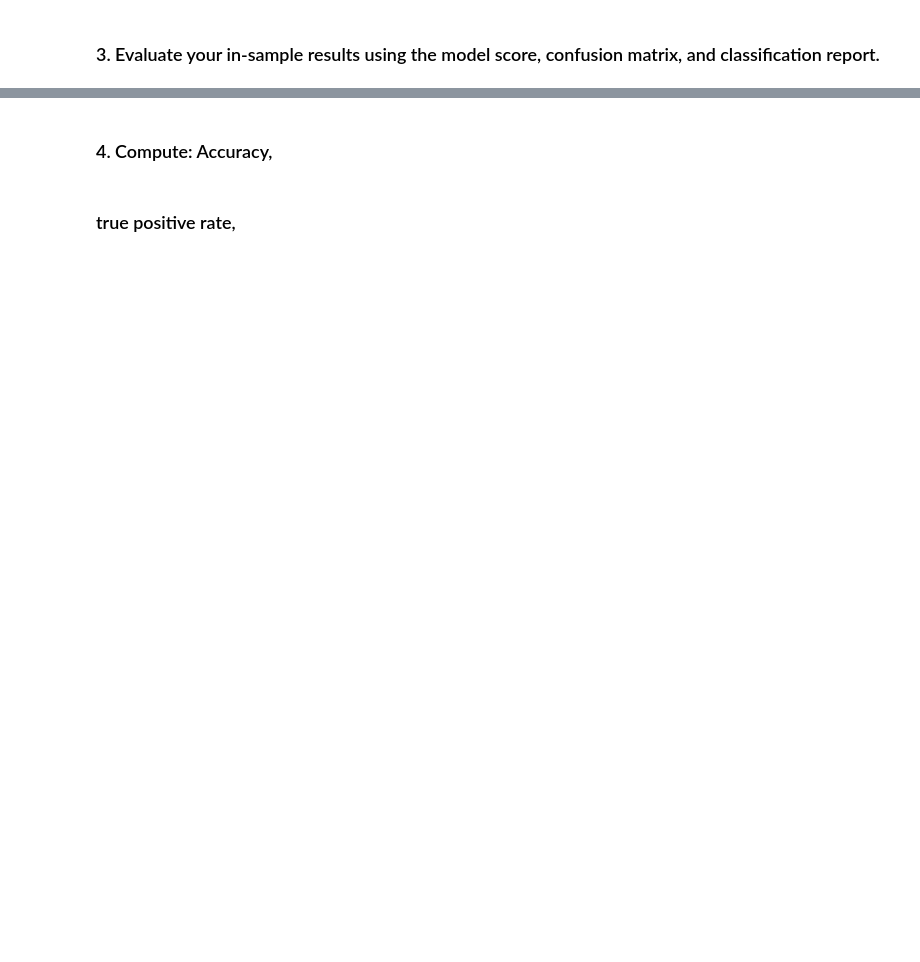
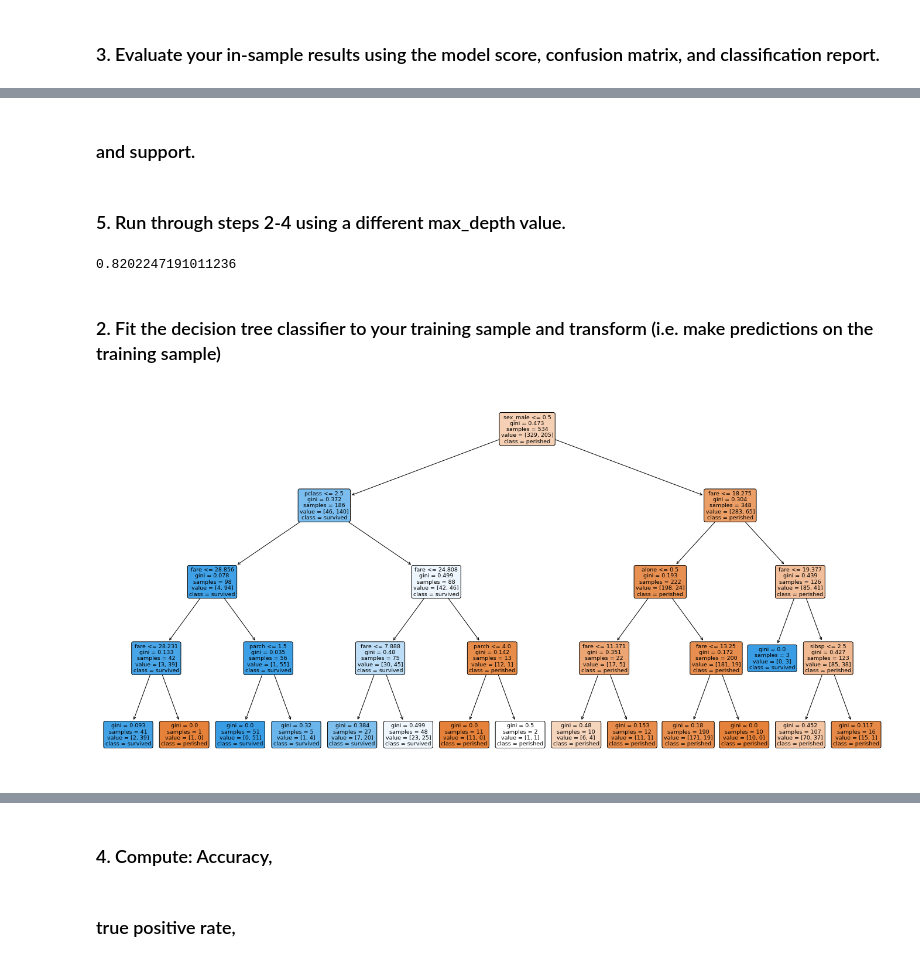
Before and after one commit to David-Howell/classification-exercises, a Jupyter notebook: model.ipynb, the cells around one changed output, grey strips where cells are left out. Cells and saved outputs as stored; diff of their text form; code cells hidden in the pictures; blank space fills up the shorter version.

```diff
--- a/model.ipynb
+++ b/model.ipynb
@@ -17,0 +344,29 @@ Using the `titanic` data, in your `classification-exercises` repository, create
+# %% [markdown]
+### and support.
+# %% [markdown]
+### 5. Run through steps 2-4 using a different max_depth value.
+# %%
+# TODO: create additional models
+# change hyperparameters
+# change feature sets
+# compare model performance on validate
+# make a new thing:
+model2 = DecisionTreeClassifier(max_depth=4)
+# fit a new thing:
+model2.fit(X_train, y_train)
+# use a new thing:
+model2.score(X_train, y_train)
+# %% [output]
+0.8202247191011236
+# %% [markdown]
+### 2. Fit the decision tree classifier to your training sample and transform (i.e. make predictions on the training sample)
+# %%
+plt.figure(figsize=(24,12))
+plot_tree(model2,
+          feature_names=X_train.columns.to_list(),
+          class_names=['perished', 'survived'],
+          filled=True,
+          rounded=True
+         );
+# %% [output]
+[figure, added]
```
Also changed, not shown: parts of 76 cells of this notebook.
